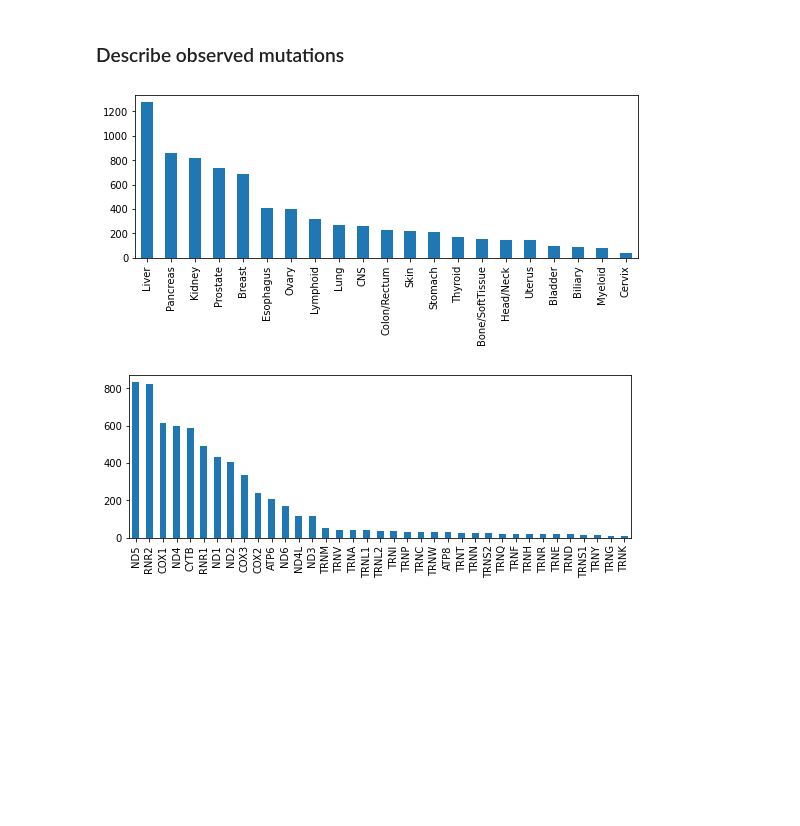
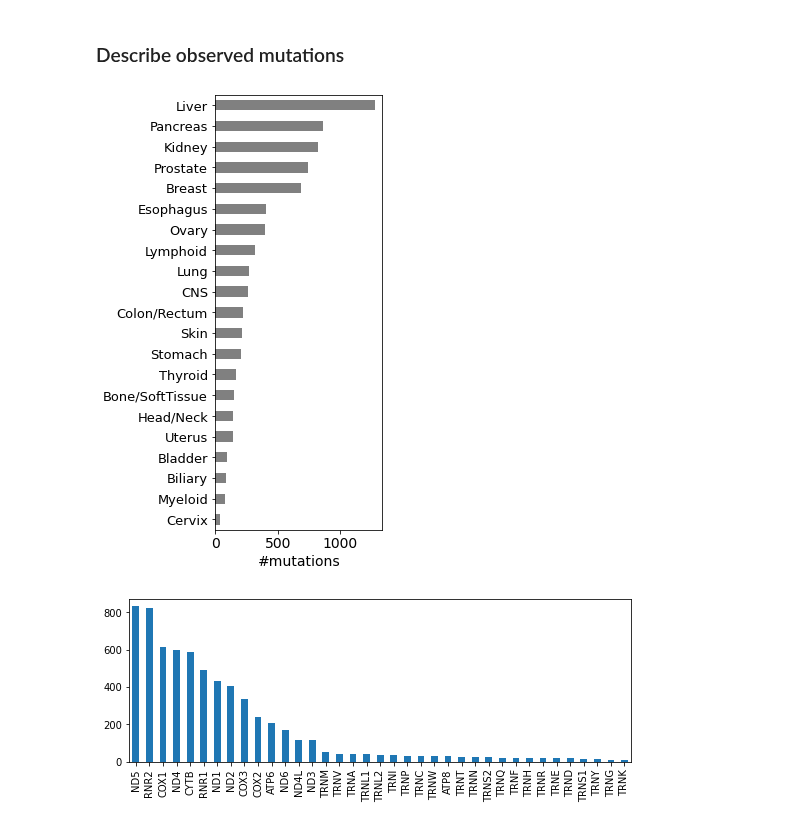
Before and after one commit to mitoclub/mtdnaMutSpecOfCancers, a Jupyter notebook: notebooks/mut_EDA.ipynb, the cells around one changed output. Drawn from its saved outputs; the diff is of its cells as text; code cells hidden in the pictures; blank space fills up the shorter version.

```diff
--- a/notebooks/mut_EDA.ipynb
+++ b/notebooks/mut_EDA.ipynb
@@ -200,11 +200,16 @@ mutations.head()
 | 4 | Esophagus | 11.0 | 0.7013 | 7706 | G | TGC | 1 | CDS | COX2 | ... |
 # %% [markdown]
 ### Describe observed mutations
-# %%
-plt.figure(figsize=(9, 3))
-mutations.tissue.value_counts().plot.bar();
-# %% [output]
-[figure, removed]
+# %%
+plt.figure(figsize=(3, 8))
+mutations.tissue.value_counts(ascending=True).plot.barh(color="gray")
+plt.xlabel("#mutations", fontsize=14)
+plt.xticks(fontsize=14)
+plt.yticks(fontsize=13)
+plt.savefig("../figures/cancer_mutations_on_tissues.png", dpi=300, bbox_inches="tight")
+plt.show()
+# %% [output]
+[figure, added]
 # %%
 plt.figure(figsize=(9, 3))
 mutations.GeneName.value_counts().plot.bar();
```
Also changed, not shown: parts of 1 cell of this notebook, 7 other files.
